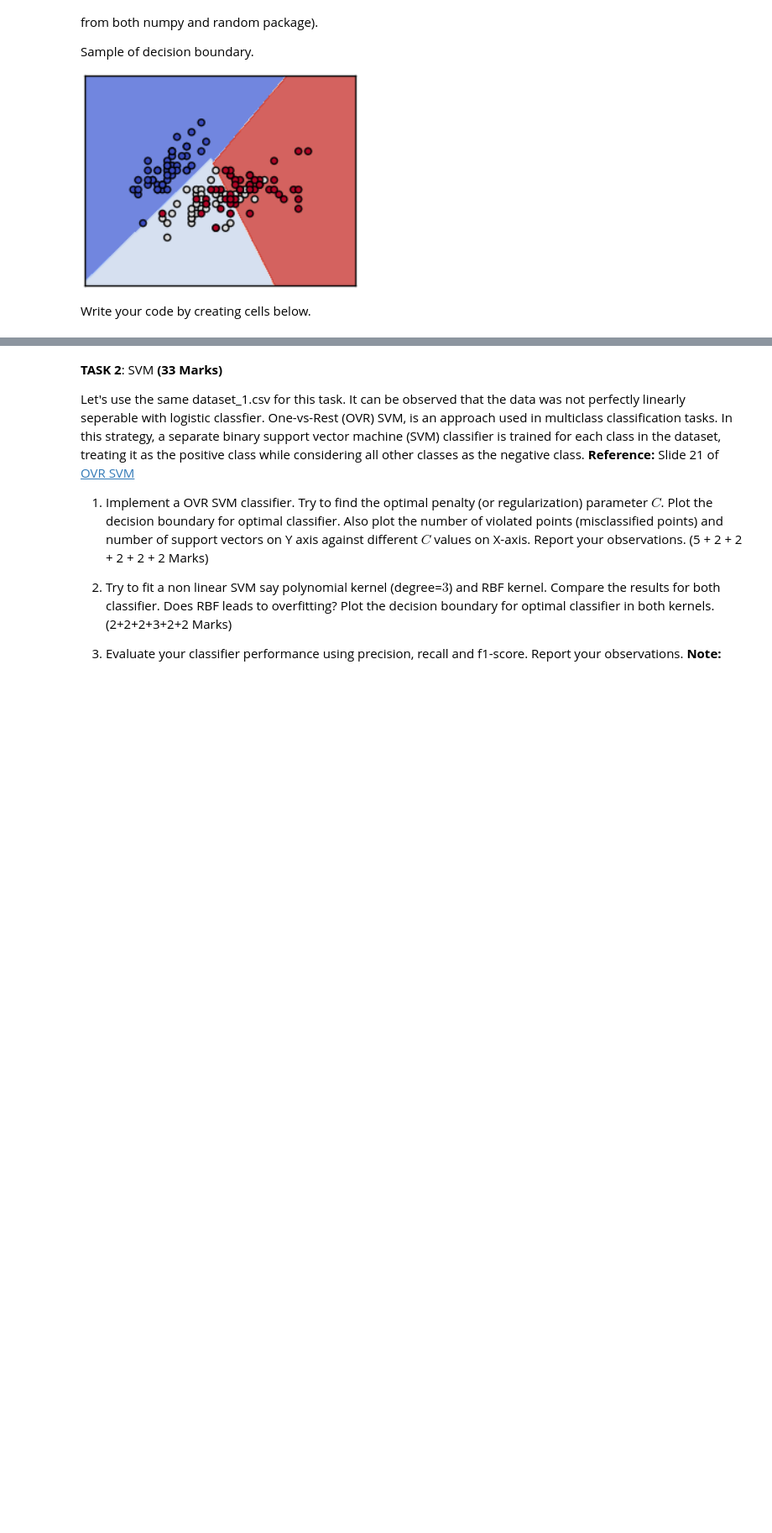
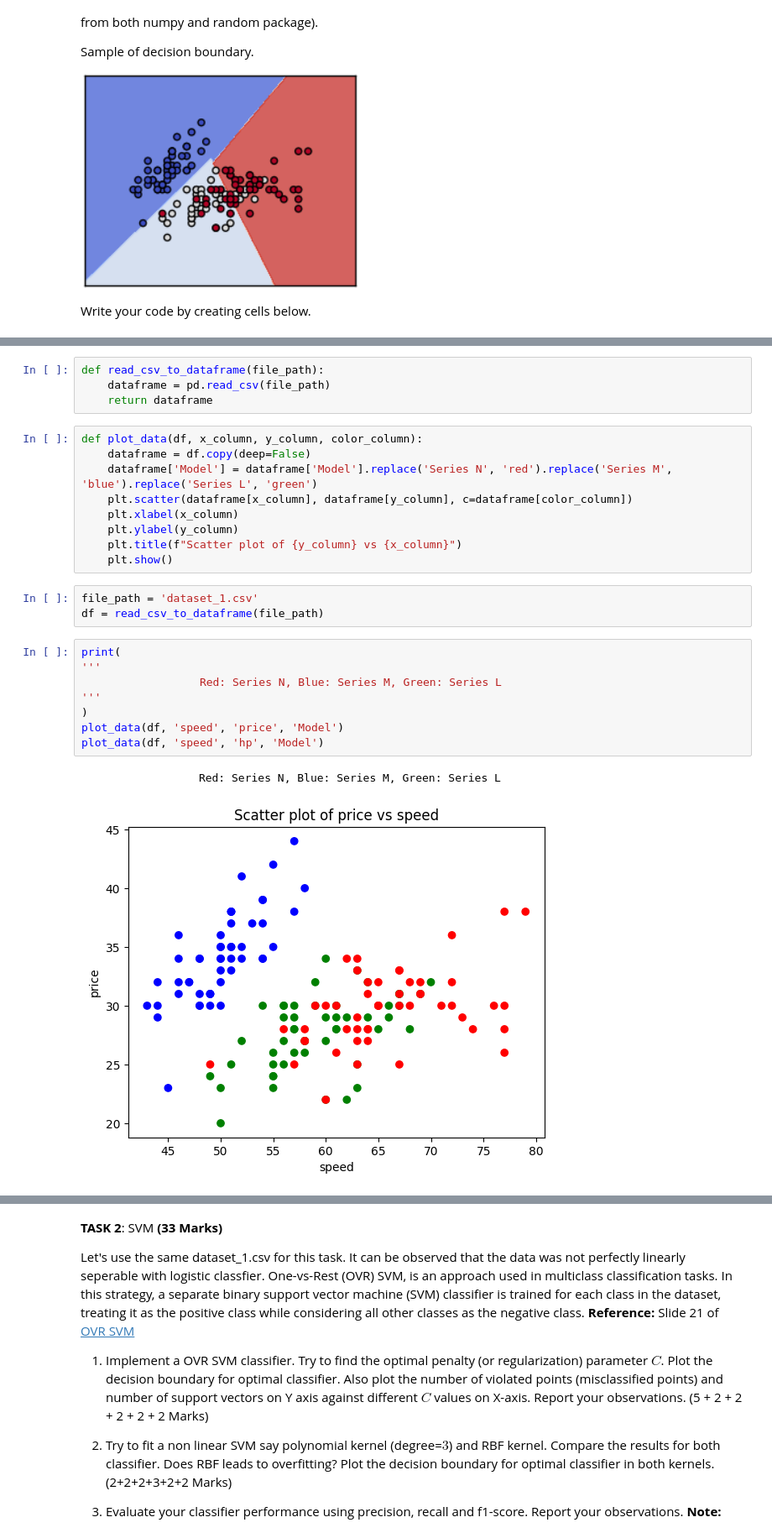
Before and after one commit to Aditya-Y-29/ML-Assignments, a Jupyter notebook: Assignment-2/ML24_CS503_Lab2_Classification.ipynb, the cells around one changed output, grey strips where cells are left out. Shown at 84% size. Saved outputs shown, nothing was run; the diff lists cells and outputs as text; blank space fills up the shorter version.

```diff
--- a/Assignment-2/ML24_CS503_Lab2_Classification.ipynb
+++ b/Assignment-2/ML24_CS503_Lab2_Classification.ipynb
@@ -81,0 +92,27 @@ Write your code by creating cells below.
+# %%
+def read_csv_to_dataframe(file_path):
+    dataframe = pd.read_csv(file_path)
+    return dataframe
+# %%
+def plot_data(df, x_column, y_column, color_column):
+    dataframe = df.copy(deep=False)
+    dataframe['Model'] = dataframe['Model'].replace('Series N', 'red').replace('Series M', 'blue').replace('Series L', 'green')
+    plt.scatter(dataframe[x_column], dataframe[y_column], c=dataframe[color_column])
+    plt.xlabel(x_column)
+    plt.ylabel(y_column)
+    plt.title(f"Scatter plot of {y_column} vs {x_column}")
+    plt.show()
+# %%
+file_path = 'dataset_1.csv'
+df = read_csv_to_dataframe(file_path)
+# %%
+print(
+'''
+                  Red: Series N, Blue: Series M, Green: Series L
+'''
+)
+plot_data(df, 'speed', 'price', 'Model')
+plot_data(df, 'speed', 'hp', 'Model')
+# %% [output]
+                  Red: Series N, Blue: Series M, Green: Series L
+[figure, added]
```
Also changed, not shown: parts of 135 cells of this notebook.
